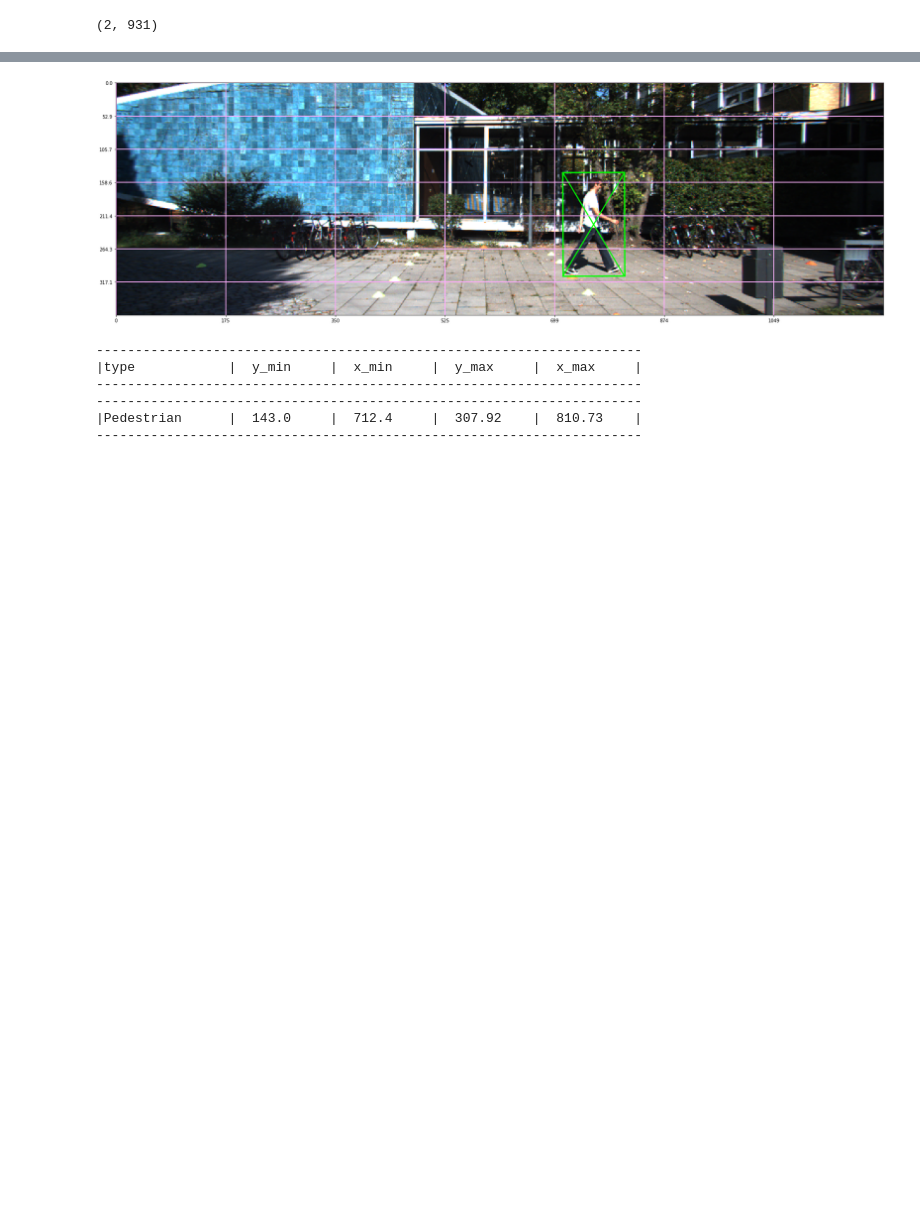
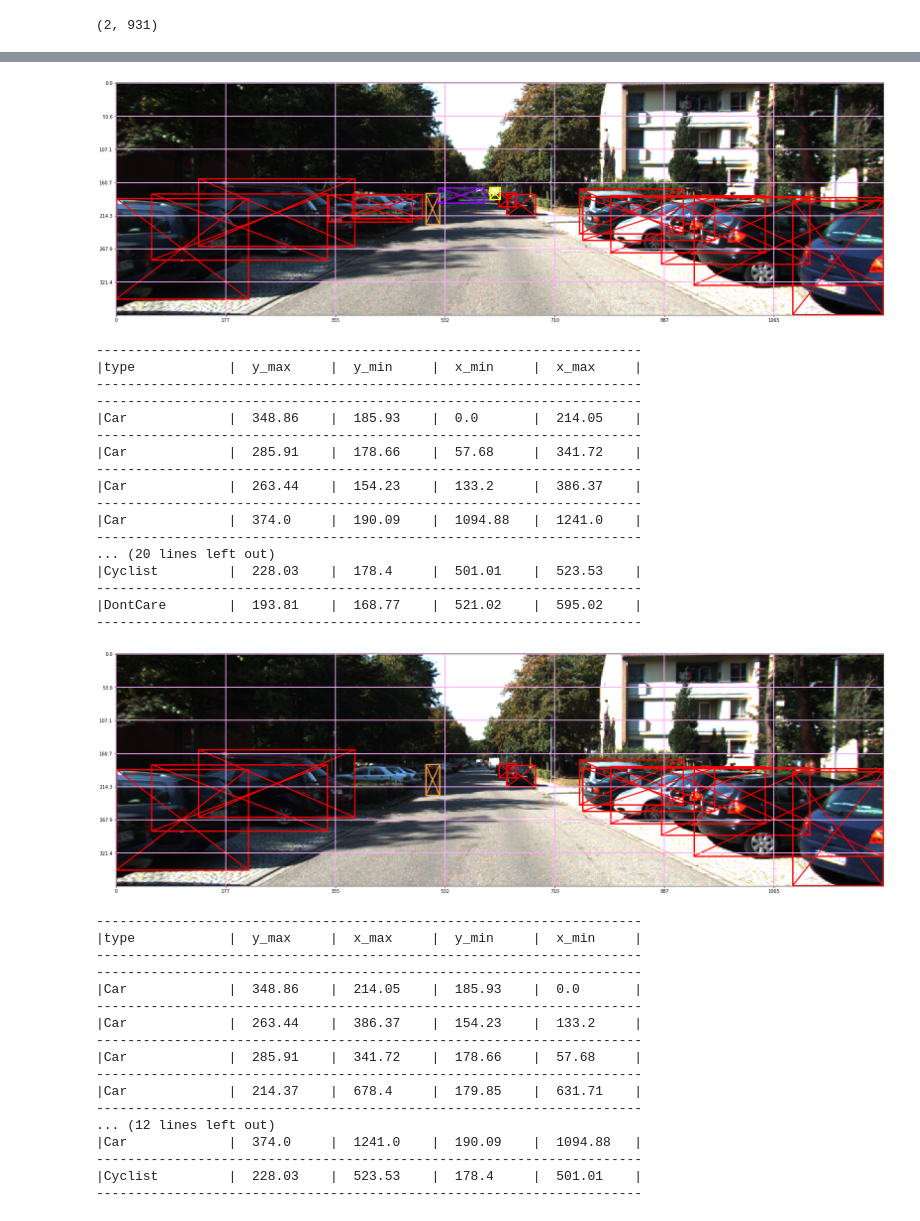
Before and after one commit to LucasVandroux/Kitti_YOLO_tf, a Jupyter notebook: YOLO_TF_notebook.ipynb, the cells around one changed output, grey strips where cells are left out. Cells and saved outputs as stored; diff of their text form; code cells hidden in the pictures; blank space fills up the shorter version.

Commit message:
First version of function to convert from labels to array. Still some minor bugs and only can handle B=2

```diff
--- a/YOLO_TF_notebook.ipynb
+++ b/YOLO_TF_notebook.ipynb
@@ -54,7 +54,14 @@ STEPS = 5000      # Number of step to train the CNN
 IM_SIZE = 448     # 448=7*64  (Original shape of the image=(375, 1242, 3))
 S = 7             # S x S grid the image is divided into
 B = 2             # B = number of boxes per cell grid
-C = 9             # C = number of labelled classes
+
+# List of all the possible classes
+LIST_CLASSES = ['Car', 'Van', 'Truck',
+                'Pedestrian', 'Person_sitting',
+                'Cyclist', 'Tram', 'Misc',
+                'DontCare']
+
+C = len(LIST_CLASSES)  # C = number of labelled classes
 
 # --- IMPORT DATA ---
 ids_for_training = get_data_list('train')
@@ -263,10 +318,0 @@ for label in labels:
-# %%
-display_im(image, labels, display_axis=True, num_cell_grid = 7)
-# %% [output]
-[figure, removed]
-----------------------------------------------------------------------
-|type            |  y_min     |  x_min     |  y_max     |  x_max     |
-----------------------------------------------------------------------
-----------------------------------------------------------------------
-|Pedestrian      |  143.0     |  712.4     |  307.92    |  810.73    |
-----------------------------------------------------------------------
@@ -273,3 +426,60 @@ display_im(image, labels, display_axis=True, num_cell_grid = 7)
+# %%
+S = 7
+image_id = 7480
+
+# Import image
+im = import_im(image_id, 'train')
+im_shape = im.shape
+
+# Import labels
+original_labels = import_labels(image_id, 'train')
+
+# Display image + labels
+display_im(im, original_labels, num_cell_grid = S)
+
+# Convert the labels to an array and back
+arr_labels = convert_labels_to_array(original_labels, S, B, im_shape)
+new_labels = convert_array_to_labels(arr_labels, S, B, im_shape)
+
+# Display image + new_labels
+display_im(im, new_labels, num_cell_grid = S)
+# %% [output]
+[figure, added]
+----------------------------------------------------------------------
+|type            |  y_max     |  y_min     |  x_min     |  x_max     |
+----------------------------------------------------------------------
+----------------------------------------------------------------------
+|Car             |  348.86    |  185.93    |  0.0       |  214.05    |
+----------------------------------------------------------------------
+|Car             |  285.91    |  178.66    |  57.68     |  341.72    |
+----------------------------------------------------------------------
+|Car             |  263.44    |  154.23    |  133.2     |  386.37    |
+----------------------------------------------------------------------
+|Car             |  374.0     |  190.09    |  1094.88   |  1241.0    |
+----------------------------------------------------------------------
+... (20 lines left out)
+|Cyclist         |  228.03    |  178.4     |  501.01    |  523.53    |
+----------------------------------------------------------------------
+|DontCare        |  193.81    |  168.77    |  521.02    |  595.02    |
+----------------------------------------------------------------------
+[figure, added]
+----------------------------------------------------------------------
+|type            |  y_max     |  x_max     |  y_min     |  x_min     |
+----------------------------------------------------------------------
+----------------------------------------------------------------------
+|Car             |  348.86    |  214.05    |  185.93    |  0.0       |
+----------------------------------------------------------------------
+|Car             |  263.44    |  386.37    |  154.23    |  133.2     |
+----------------------------------------------------------------------
+|Car             |  285.91    |  341.72    |  178.66    |  57.68     |
+----------------------------------------------------------------------
+|Car             |  214.37    |  678.4     |  179.85    |  631.71    |
+----------------------------------------------------------------------
+... (12 lines left out)
+|Car             |  374.0     |  1241.0    |  190.09    |  1094.88   |
+----------------------------------------------------------------------
+|Cyclist         |  228.03    |  523.53    |  178.4     |  501.01    |
+----------------------------------------------------------------------
 # %% [markdown]
 ## Loss Function
 ![The YOLO Loss Function](doc_img/YOLO_loss_function.png)
```
Also changed, not shown: parts of 4 cells of this notebook.
